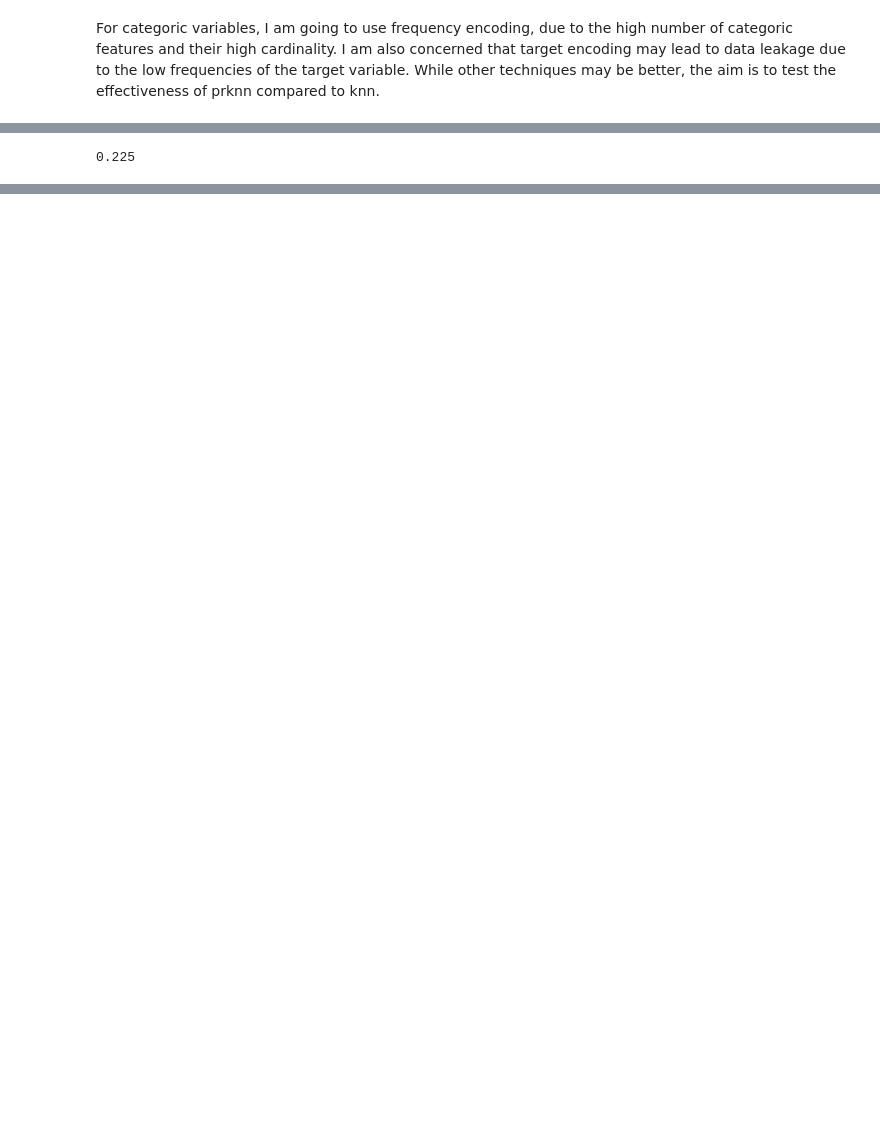
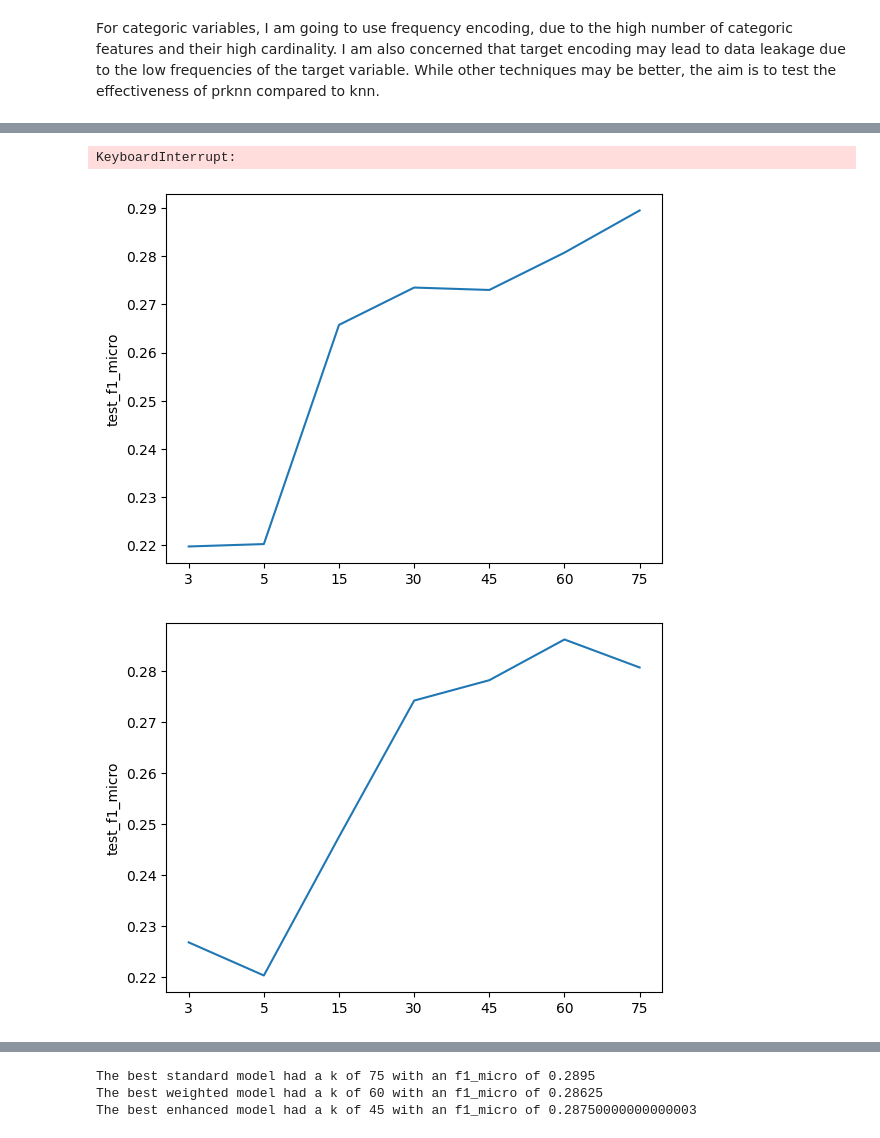
Before and after one commit to JTPiingtoh/healthcare_data_predict_stay, a Jupyter notebook: stay_predicition_with_pr_knn.ipynb, the cells around one changed output, grey strips where cells are left out. Drawn from its saved outputs; the diff is of its cells as text; code cells hidden in the pictures; blank space fills up the shorter version.

```diff
--- a/stay_predicition_with_pr_knn.ipynb
+++ b/stay_predicition_with_pr_knn.ipynb
@@ -46,12 +48,12 @@ columns_to_drop = [
     "Hospital_code",
     "City_Code_Patient",
     "Admission_Deposit",
-    "Available Extra Rooms in Hospital",
+    # "Available Extra Rooms in Hospital",
     "Bed Grade",
     "City_Code_Hospital",
     "Visitors with Patient",
     "Hospital_type_code",
-    "Type of Admission",
+    # "Type of Admission",
     "Department"
 ]
 
@@ -134,22 +163,61 @@ knn_pipeline = Pipeline(knn_pipeline_list)
 # %%
 
-df_sample = df.sample(5_000)
 
-X = df_sample.drop('Stay', axis=1)
-y = df_sample['Stay']
 
-X_train, X_test, y_train, y_test = train_test_split(X, y, train_size=0.8, random_state=RANDOM_STATE)
 ordinal_encoder = OrdinalEncoder()
 
 y_train = ordinal_encoder.fit_transform(pd.DataFrame(y_train)).ravel()
 y_test = ordinal_encoder.fit_transform(pd.DataFrame(y_test)).ravel()
 
-# knn_pipeline.fit(X_train, y_train)
-prknn_pipeline.fit(X_train, y_train)
+col_transformer = ColumnTransformer(
+    transformers=[
+        ('target', TargetEncoder(), categoric_columns),
+        ('ordinal', OrdinalEncoder(handle_unknown='use_encoded_value', unknown_value=-1), ordinal_columns)
+    ]
+)
 
-# y_pred_knn = knn_pipeline.predict(X_test)
-y_pred_prknn = prknn_pipeline.predict(X_test)
+prknn_pipeline_pre_list = [
+    ('col_transform', col_transformer),
+    ('scaler', MinMaxScaler()),
+    ('knn_imputer', KNNImputer(n_neighbors=10, weights='distance'))
+]
 
-f1_score(y_test, y_pred_prknn, average='micro')
+scoring = ["f1_macro", "f1_micro", "accuracy"]
+
+prknn_versions = ["standard", "weighted", "enhanced"]
+
+k_values = [3, 5, 15, 30, 45, 60, 75]
+
+prknn_scores_dict = {}
+
+for v in prknn_versions:
+    for k in tqdm(k_values):
+        prknn_pipeline_list = prknn_pipeline_pre_list.copy()
+
+        prknn_pipeline_list.append(
+            ('prknn_predictor', PRKNeighborsClassifier(pr_version=v, base_knn_params={"n_neighbors": k}))
+        )
+
+
+        prknn_pipeline = Pipeline(prknn_pipeline_list)
+        prknn_scores_dict[v, k] = cross_validate(prknn_pipeline, X_train, y_train, cv=5, scoring=scoring)
 # %% [output]
-0.225
+KeyboardInterrupt:
+# %%
+def plot_cv_scores(score_dict, pr_version, score, k_values):
+
+    fig, ax = plt.subplots()
+    scores_arr = np.array([score_dict[pr_version, k][score] for k in k_values])
+    scores_arr = np.average(scores_arr, axis=1)
+
+    ax.plot(scores_arr)
+    ax.set_ylabel(score)
+    ax.set_xticklabels([0] + k_values)
+# %%
+
+plot_cv_scores(prknn_scores_dict, "standard", "test_f1_micro", k_values)
+plot_cv_scores(prknn_scores_dict, "weighted", "test_f1_micro", k_values)
+plot_cv_scores(prknn_scores_dict, "enhanced", "test_f1_micro", k_values)
+# %% [output]
+[figure, added]
+[figure, added]
@@ -155,0 +234,8 @@ f1_score(y_test, y_pred_prknn, average='micro')
+# %%
+print(f"The best standard model had a k of {best_k_standard} with an f1_micro of {np.max(f1_standard)}")
+print(f"The best weighted model had a k of {best_k_weighted} with an f1_micro of {np.max(f1_weighted)}")
+print(f"The best enhanced model had a k of {best_k_enhanced} with an f1_micro of {np.max(f1_enhanced)}")
+# %% [output]
+The best standard model had a k of 75 with an f1_micro of 0.2895
+The best weighted model had a k of 60 with an f1_micro of 0.28625
+The best enhanced model had a k of 45 with an f1_micro of 0.28750000000000003
```
Also changed, not shown: parts of 10 cells of this notebook, 1 other file.
